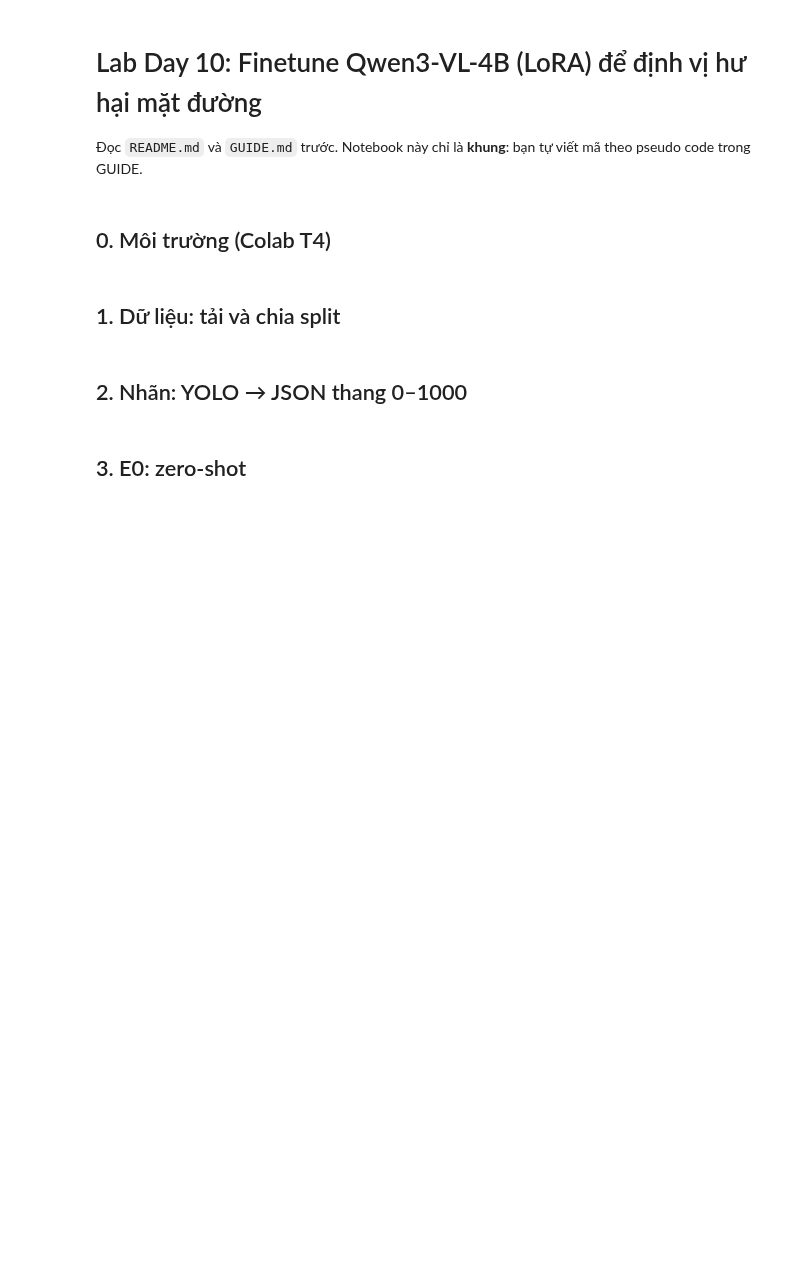
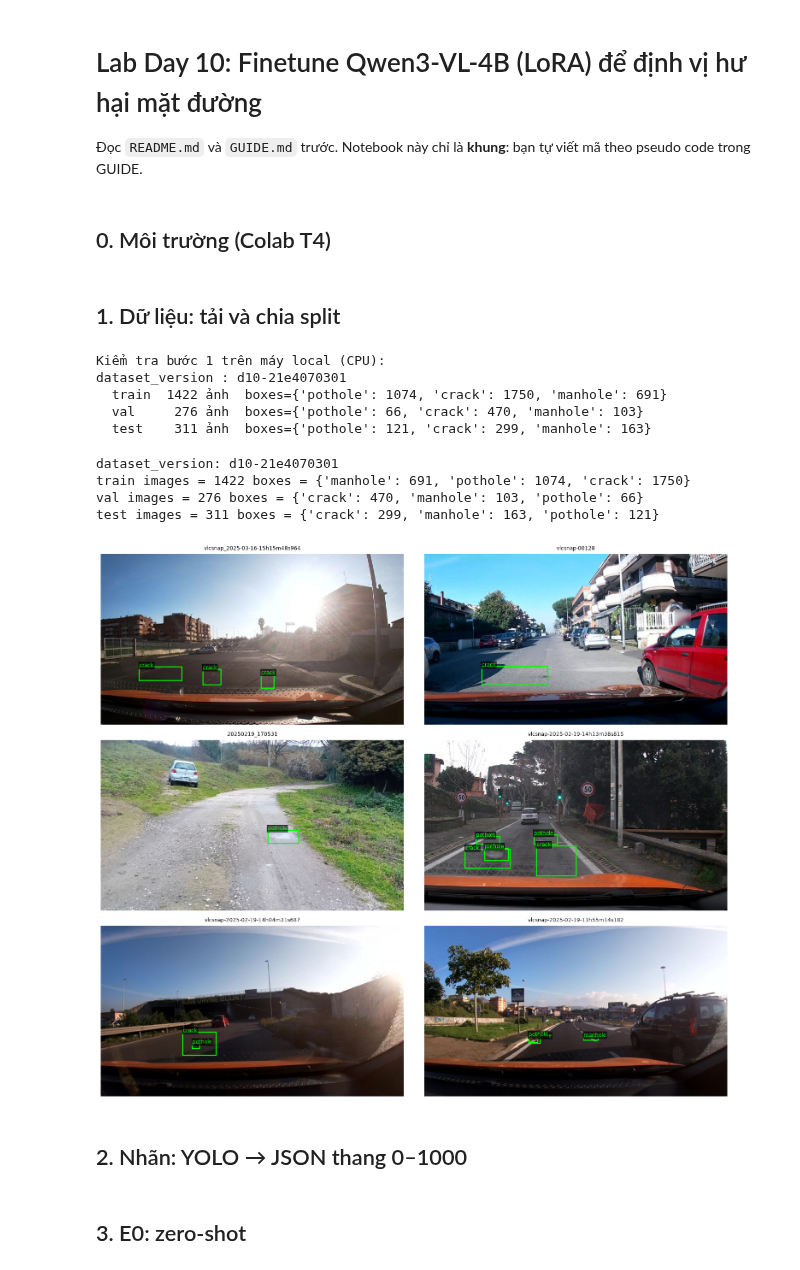
Before and after one commit to Tiendung3tzz/K4-Track-4-Day10-VisionLanguageModel, a Jupyter notebook: lab_day10.ipynb, the cells around one changed output. Cells and saved outputs as stored; diff of their text form; code cells hidden in the pictures; blank space fills up the shorter version.

Commit message:
feat(step-1): validate session splits and inspect road damage labels

```diff
--- a/lab_day10.ipynb
+++ b/lab_day10.ipynb
@@ -39,3 +35,83 @@ except userdata.SecretNotFoundError:
+# %%
+from pathlib import Path
+import os
+import subprocess
+import sys
+
+if Path("work/raw").is_dir() and any(Path("work/raw").iterdir()):
+    source = ["--source", "work/raw"]
+elif os.environ.get("KAGGLE_KEY"):
+    source = ["--kaggle"]
+else:
+    source = ["--zip", "https://www.kaggle.com/api/v1/datasets/download/lorenzoarcioni/road-damage-dataset-potholes-cracks-and-manholes"]
+subprocess.run([sys.executable, "scripts/prepare_data.py", *source], check=True)
+# %% [output]
+Kiểm tra bước 1 trên máy local (CPU):
+dataset_version : d10-21e4070301
+  train  1422 ảnh  boxes={'pothole': 1074, 'crack': 1750, 'manhole': 691}
+  val     276 ảnh  boxes={'pothole': 66, 'crack': 470, 'manhole': 103}
+  test    311 ảnh  boxes={'pothole': 121, 'crack': 299, 'manhole': 163}
+# %%
+import json
+import math
+import random
+from pathlib import Path
+from collections import Counter
+
+import matplotlib.pyplot as plt
+from matplotlib.patches import Rectangle
+from PIL import Image
+from scripts.labcommon import CLASSES, read_jsonl
+
+DATA_DIR = Path("data")
+WORK_DIR = Path("work")
+WORK_DIR.mkdir(exist_ok=True)
+splits = {
+    name: read_jsonl(DATA_DIR / "splits" / f"{name}.jsonl")
+    for name in ("train", "val", "test")
+}
+dataset_meta = json.loads((DATA_DIR / "splits/meta.json").read_text(encoding="utf-8"))
+print("dataset_version:", dataset_meta["dataset_version"])
+
+sessions = {name: {row["session"] for row in rows} for name, rows in splits.items()}
+for a, b in (("train", "val"), ("train", "test"), ("val", "test")):
+    assert sessions[a].isdisjoint(sessions[b]), f"Session giao nhau: {a}, {b}"
+
+for name, rows in splits.items():
+    counts = Counter(obj["label"] for row in rows for obj in row["objects"])
+    assert len({row["image_id"] for row in rows}) == len(rows)
+    assert dataset_meta["counts"][name] == {
+        "images": len(rows), "boxes": {label: counts[label] for label in CLASSES}
+    }
+    print(name, "images =", len(rows), "boxes =", dict(counts))
+
+def open_image(entry):
+    with Image.open(DATA_DIR / entry["image_path"]) as source:
+        image = source.convert("RGB")
+    assert image.size == (entry["width"], entry["height"])
+    return image
+
+samples = random.Random(42).sample(splits["train"], 6)
+fig, axes = plt.subplots(3, 2, figsize=(14, 12))
+for ax, entry in zip(axes.flat, samples):
+    ax.imshow(open_image(entry))
+    for obj in entry["objects"]:
+        xc, yc, w, h = obj["yolo"]
+        x1, y1 = (xc - w/2)*entry["width"], (yc - h/2)*entry["height"]
+        ax.add_patch(Rectangle((x1, y1), w*entry["width"], h*entry["height"],
+                               fill=False, edgecolor="lime", linewidth=1.5))
+        ax.text(x1, y1, obj["label"], color="lime", fontsize=8,
+                bbox={"facecolor": "black", "alpha": 0.6, "pad": 1})
+    ax.set_title(entry["image_id"], fontsize=8)
+    ax.axis("off")
+plt.tight_layout()
+plt.show()
+# %% [output]
+dataset_version: d10-21e4070301
+train images = 1422 boxes = {'manhole': 691, 'pothole': 1074, 'crack': 1750}
+val images = 276 boxes = {'crack': 470, 'manhole': 103, 'pothole': 66}
+test images = 311 boxes = {'crack': 299, 'manhole': 163, 'pothole': 121}
+[figure, added]
 # %% [markdown]
 ## 2. Nhãn: YOLO → JSON thang 0–1000
 # %%
```
Also changed, not shown: parts of 2 cells of this notebook, 1 other file.
